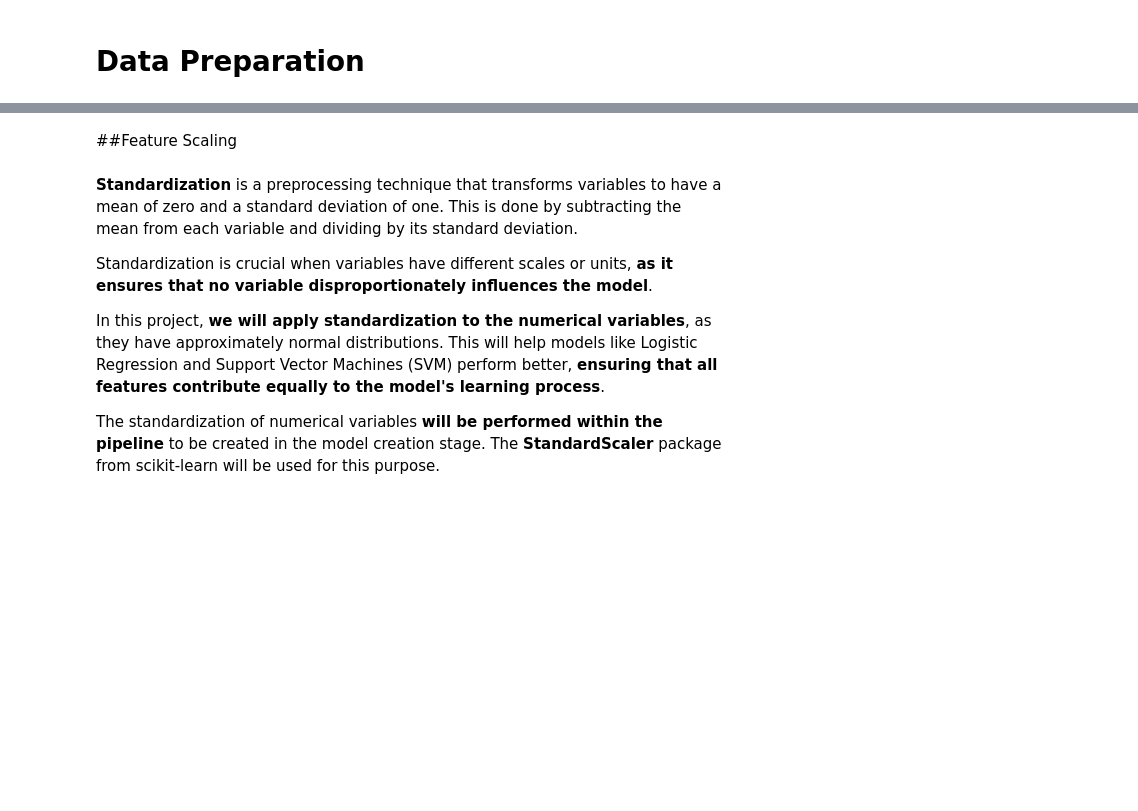
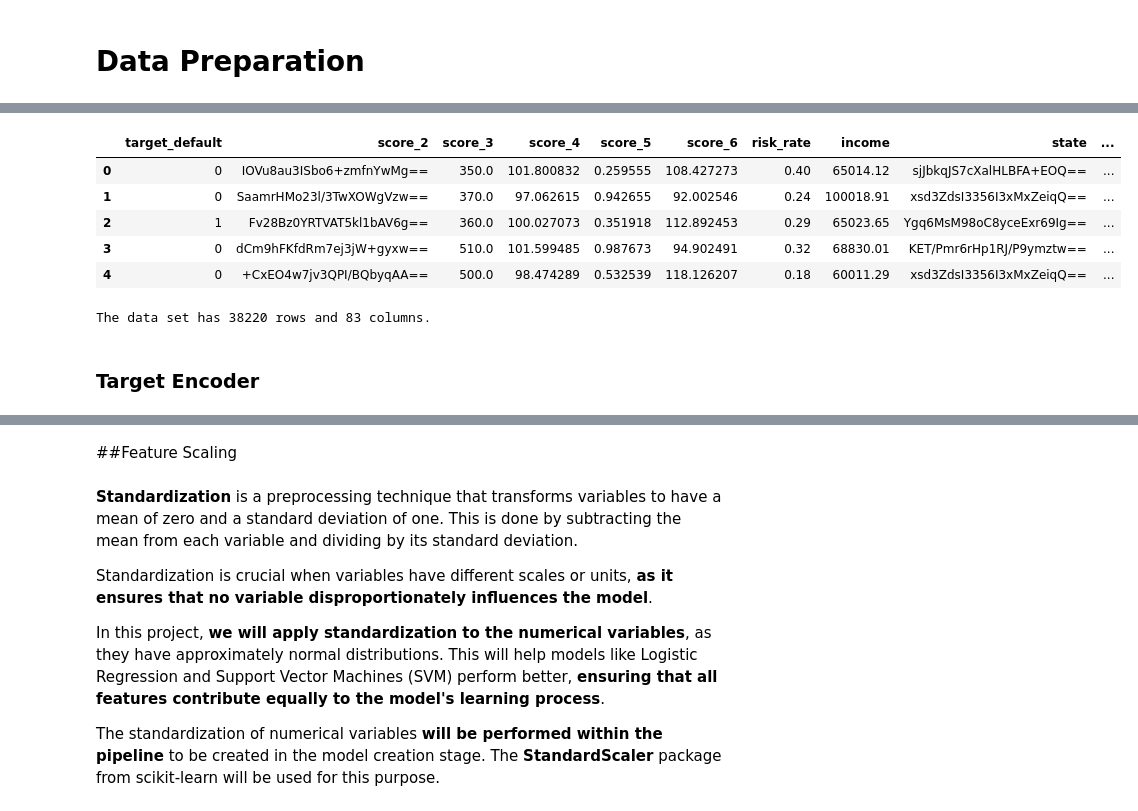
Before and after one commit to gabrielcapela/credit_risk, a Jupyter notebook: notebooks/I_data_analysis.ipynb, the cells around one changed output, grey strips where cells are left out. Cells and saved outputs as stored; diff of their text form; code cells hidden in the pictures; blank space fills up the shorter version.

```diff
--- a/notebooks/I_data_analysis.ipynb
+++ b/notebooks/I_data_analysis.ipynb
@@ -1136,10 +1255,0 @@ In this case, we will apply One-Hot Encoding to the **area_code** variable, as i
-# %%
-#One-Hot Encoding for 'area_code'
-df_ft_eng = df_clean.copy()
-df_one_hot = pd.get_dummies(df_ft_eng['area_code'], drop_first=False).astype(int)
-
-#Concatenating the transformations to the original DataFrame
-df_ft_eng = pd.concat([df_ft_eng.drop(columns=['area_code']), df_one_hot], axis=1)
-
-#All column names must be in string format for future model packages to work correctly
-df_ft_eng.columns = df_ft_eng.columns.astype(str)
@@ -1149,0 +1264,22 @@ df_ft_eng.columns
+# %%
+from sklearn.preprocessing import OneHotEncoder
+
+# Select categorical columns
+cat_cols = ['score_1', 'facebook_profile', 'real_state', 'email', 'marketing_channel', 'application_time_category']
+
+# pply One-Hot Encoding only to the filtered categorical columns
+df_ft_eng_encoded = pd.get_dummies(df_ft_eng, columns=cat_cols, dtype=int)
+df_ft_eng_encoded.head()
+# %% [output]
+|  | target_default | score_2 | score_3 | score_4 | score_5 | score_6 | risk_rate | income | state | ... |
+| 0 | 0 | IOVu8au3ISbo6+zmfnYwMg== | 350.0 | 101.800832 | 0.259555 | 108.427273 | 0.40 | 65014.12 | sjJbkqJS7cXalHLBFA+EOQ== | ... |
+| 1 | 0 | SaamrHMo23l/3TwXOWgVzw== | 370.0 | 97.062615 | 0.942655 | 92.002546 | 0.24 | 100018.91 | xsd3ZdsI3356I3xMxZeiqQ== | ... |
+| 2 | 1 | Fv28Bz0YRTVAT5kl1bAV6g== | 360.0 | 100.027073 | 0.351918 | 112.892453 | 0.29 | 65023.65 | Ygq6MsM98oC8yceExr69Ig== | ... |
+| 3 | 0 | dCm9hFKfdRm7ej3jW+gyxw== | 510.0 | 101.599485 | 0.987673 | 94.902491 | 0.32 | 68830.01 | KET/Pmr6rHp1RJ/P9ymztw== | ... |
+| 4 | 0 | +CxEO4w7jv3QPI/BQbyqAA== | 500.0 | 98.474289 | 0.532539 | 118.126207 | 0.18 | 60011.29 | xsd3ZdsI3356I3xMxZeiqQ== | ... |
+# %%
+print(f"The data set has {df_ft_eng_encoded.shape[0]} rows and {df_ft_eng_encoded.shape[1]} columns.")
+# %% [output]
+The data set has 38220 rows and 83 columns.
+# %% [markdown]
+### Target Encoder
```
Also changed, not shown: parts of 40 cells of this notebook.
